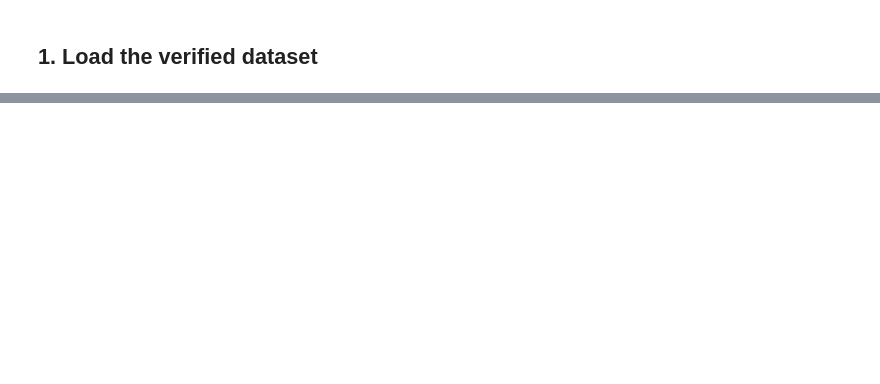
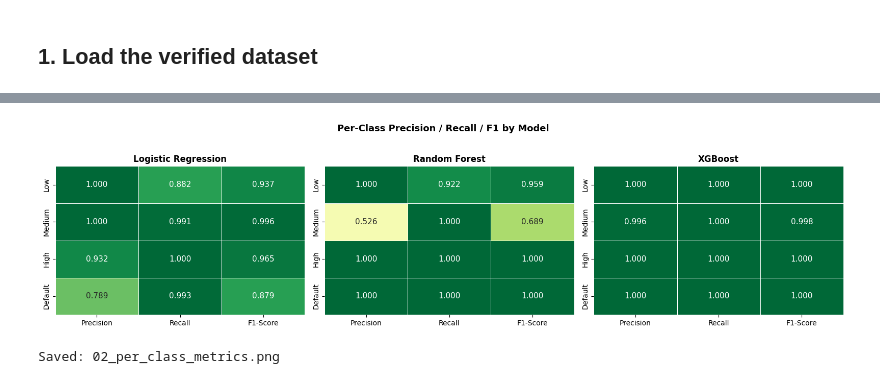
Before and after one commit to dmutoni/BK_sentinel, a Jupyter notebook: model-training/02_layer1_classification.ipynb, the cells around one changed output, grey strips where cells are left out. Drawn from its saved outputs; the diff is of its cells as text; code cells hidden in the pictures; blank space fills up the shorter version.

```diff
--- a/model-training/02_layer1_classification.ipynb
+++ b/model-training/02_layer1_classification.ipynb
@@ -757,0 +802,30 @@ Logistic Regression prediction distribution:
+# %%
+from sklearn.metrics import accuracy_score
+
+MODELS_EVAL = [
+    ('Logistic Regression', y_pred_lr),
+    ('Random Forest',       y_pred_rf),
+    ('XGBoost',             y_pred_xgb),
+]
+
+fig, axes = plt.subplots(1, 3, figsize=(16, 4))
+for ax, (mname, y_pred) in zip(axes, MODELS_EVAL):
+    report = classification_report(y_test, y_pred, target_names=CLASS_NAMES, output_dict=True)
+    data   = pd.DataFrame({
+        'Precision': [report[c]['precision'] for c in CLASS_NAMES],
+        'Recall':    [report[c]['recall']    for c in CLASS_NAMES],
+        'F1-Score':  [report[c]['f1-score']  for c in CLASS_NAMES],
+    }, index=CLASS_NAMES)
+    sns.heatmap(data, annot=True, fmt='.3f', cmap='RdYlGn', vmin=0, vmax=1,
+                ax=ax, cbar=False, linewidths=0.5, annot_kws={'size': 11})
+    ax.set_title(mname, fontweight='bold')
+
+plt.suptitle('Per-Class Precision / Recall / F1 by Model',
+             fontweight='bold', y=1.03, fontsize=13)
+plt.tight_layout()
+plt.savefig('02_per_class_metrics.png', dpi=150, bbox_inches='tight')
+plt.show()
+print('Saved: 02_per_class_metrics.png')
+# %% [output]
+[figure, added]
+Saved: 02_per_class_metrics.png
```
Also changed, not shown: parts of 72 cells of this notebook, 52 other files.
